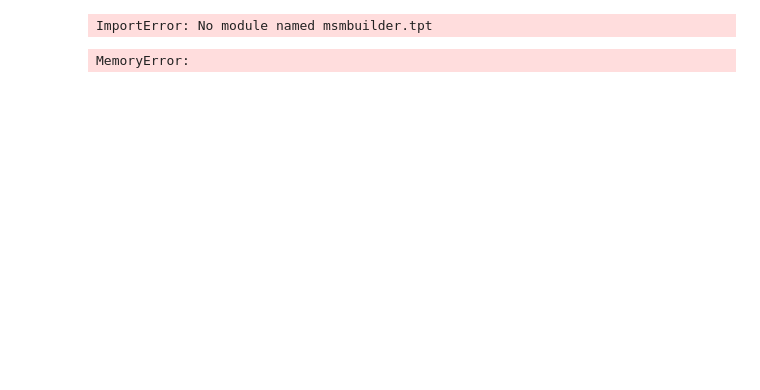
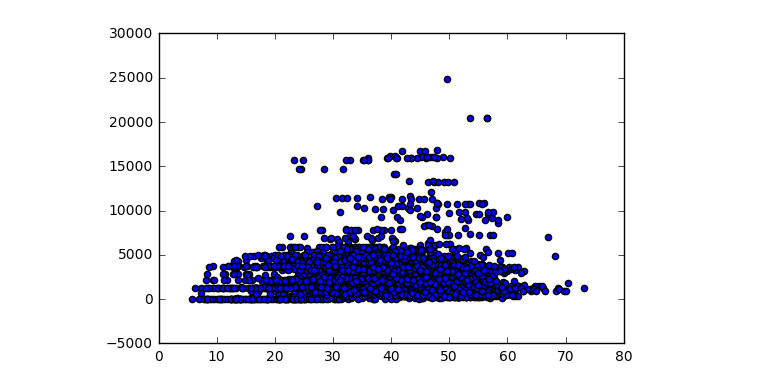
Before and after one commit to alenkran/Protein_Dynamics_TJ, a Jupyter notebook: MSM_Builder_Test/MFPT Correlation Plots.ipynb, the cells around one changed output. Saved outputs shown, nothing was run; the diff lists cells and outputs as text; code cells hidden in the pictures; blank space fills up the shorter version.

Commit message:
mfpt vs dist plots in notebook
^

```diff
--- a/MSM_Builder_Test/MFPT Correlation Plots.ipynb
+++ b/MSM_Builder_Test/MFPT Correlation Plots.ipynb
@@ -10,7 +3,0 @@ MSM contains 2 strongly connected components above weight=0.50. Component 1 sele
-# %%
-# Calculate MFPT
-from msmbuilder.tpt import mfpts
-mfpt_matrix = mfpts(msm)
-mfpt_matrix.shape
-# %% [output]
-ImportError: No module named msmbuilder.tpt
@@ -22,11 +3,0 @@ im_clusters = np.load('.\\clustering_outputs\\isomap_clusters_1.dat')
-# %%
-num_frames = im_coors.shape[0]
-
-# Compute distance matrix from and to frame in ISOMAP dimension
-frame_distance_matrix = np.zeros((num_frames, num_frames))
-
-for frame1 in range(num_frames):
-    for frame2 in range(frame1, num_frames):
-        frame_distance_matrix[frame1][frame2] = np.sum((im_coors[frame1, :] - im_coors[frame2,:])**2)
-# %% [output]
-MemoryError:
@@ -40,0 +4,29 @@ for state1 in range(num_states):
+# %%
+# Import the ISOMAP results
+im_coors = np.load('.\\clustering_outputs\\isomap_coordinates_30_40_97.dat')
+im_cluster_labels = np.load('.\\clustering_outputs\\isomap_clustering_labels_30_40_97.dat')
+
+# Import the MSM builder results
+msm_cluster_labels = np.load('.\\clustering_outputs\\msm_clustering_labels.dat')
+msm_mfpt_mat = np.load('.\\clustering_outputs\\msm_mfpt_mat.dat')
+
+num_frames = im_cluster_labels.shape[0]
+
+# select frames to compare to each other
+indices = range(num_frames)
+np.random.shuffle(indices)
+indices = indices[:100]
+
+im_dist = []
+mfpt = []
+# Collect ISOMAP distances and MFTPS
+for (idx1, frame1) in enumerate(indices):
+    for (idx2, frame2) in enumerate(indices[(idx1+1):]):
+        if msm_cluster_labels[frame1] < 95 and msm_cluster_labels[frame2] < 95:
+            im_dist.append( np.linalg.norm(im_coors[frame1, :] - im_coors[frame2, :])  )
+            mfpt.append( min( msm_mfpt_mat[msm_cluster_labels[frame2]][msm_cluster_labels[frame1]],
+                              msm_mfpt_mat[msm_cluster_labels[frame1]][msm_cluster_labels[frame2]]))
+plt.scatter(np.array(im_dist), np.array(mfpt))
+plt.show()
+# %% [output]
+[figure, added]
```
Also changed, not shown: parts of 7 cells of this notebook, 1 other file.
